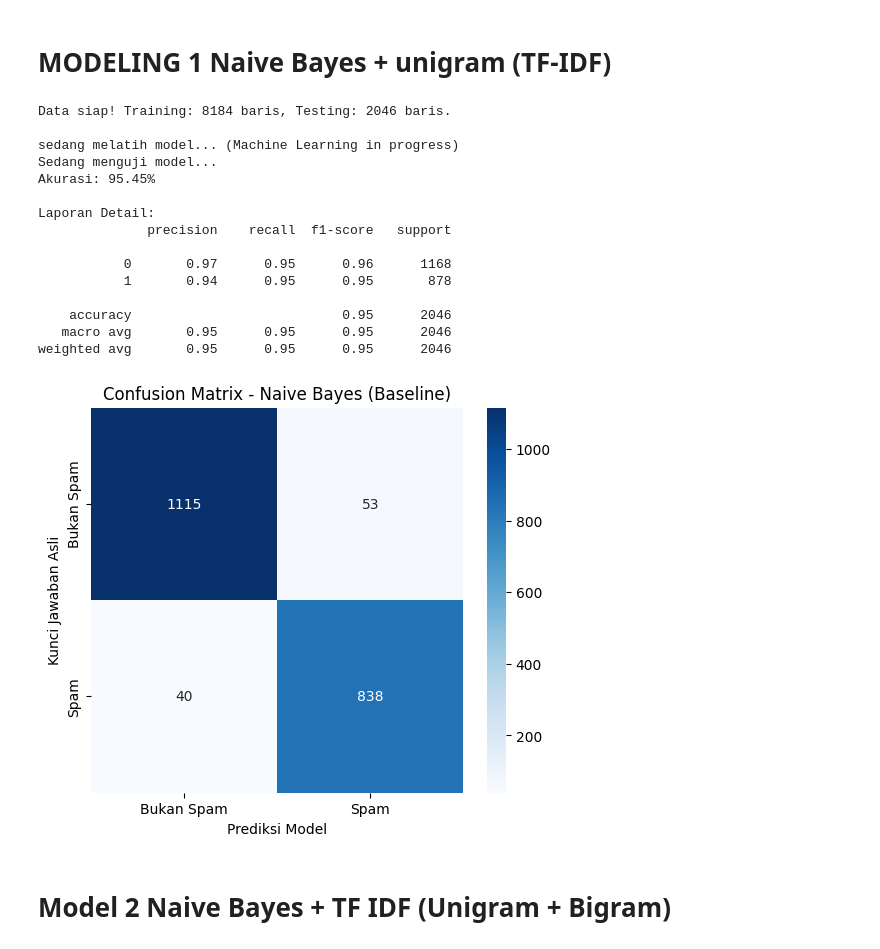
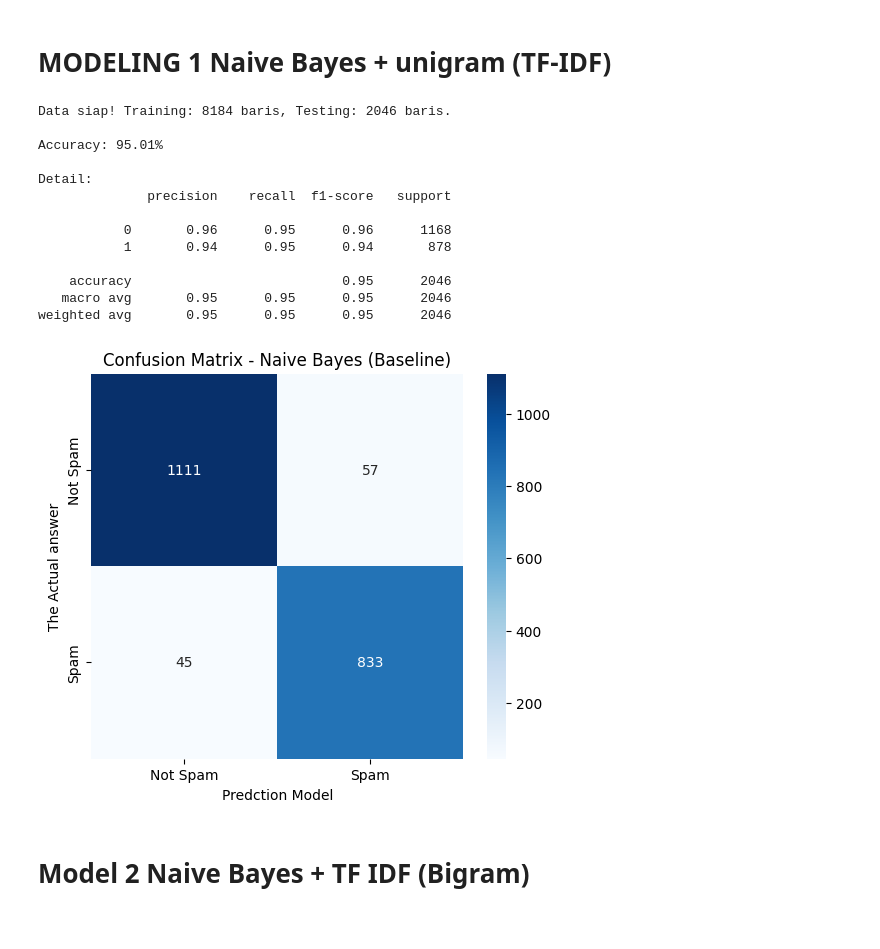
Before and after one commit to ArdhikaRizki/FinalProjectDataScience, a Jupyter notebook: DataScienceBigProject.ipynb, the cells around one changed output. Cells and saved outputs as stored; diff of their text form; code cells hidden in the pictures.

```diff
--- a/DataScienceBigProject.ipynb
+++ b/DataScienceBigProject.ipynb
@@ -167,53 +228,49 @@ Proses EDA selesai.
 # %% [markdown]
 # MODELING 1 Naive Bayes + unigram (TF-IDF)
 # %%
-x = df['komentar']
+x = df['komentar_smart_clean']
 y = df['label']
 
 X_train, X_test, y_train, y_test = train_test_split(x, y, test_size=0.2, random_state=42)
 print(f"Data siap! Training: {len(X_train)} baris, Testing: {len(X_test)} baris.\n")
 
 model_nb = Pipeline([
     ('tfidf', TfidfVectorizer()),  # Defaultnya udah Unigram (ngram_range=(1,1))
     ('algo', MultinomialNB())      # Algoritma Naive Bayes
 ])
 
-print("sedang melatih model... (Machine Learning in progress)")
 model_nb.fit(X_train, y_train)
 
-print("Sedang menguji model...")
 y_pred = model_nb.predict(X_test)
 
-print(f"Akurasi: {accuracy_score(y_test, y_pred) * 100:.2f}%")
-print("\nLaporan Detail:")
+print(f"Accuracy: {accuracy_score(y_test, y_pred) * 100:.2f}%")
+print("\nDetail:")
 print(classification_report(y_test, y_pred))
 
 plt.figure(figsize=(6, 5))
 cm = confusion_matrix(y_test, y_pred)
-sns.heatmap(cm, annot=True, fmt='d', cmap='Blues', xticklabels=['Bukan Spam', 'Spam'], yticklabels=['Bukan Spam', 'Spam'])
-plt.xlabel('Prediksi Model')
-plt.ylabel('Kunci Jawaban Asli')
+sns.heatmap(cm, annot=True, fmt='d', cmap='Blues', xticklabels=['Not Spam', 'Spam'], yticklabels=['Not Spam', 'Spam'])
+plt.xlabel('Predction Model')
+plt.ylabel('The Actual answer')
 plt.title('Confusion Matrix - Naive Bayes (Baseline)')
 plt.show()
 # %% [output]
 Data siap! Training: 8184 baris, Testing: 2046 baris.
 
-sedang melatih model... (Machine Learning in progress)
-Sedang menguji model...
-Akurasi: 95.45%
+Accuracy: 95.01%
 
-Laporan Detail:
+Detail:
               precision    recall  f1-score   support
 
-           0       0.97      0.95      0.96      1168
-           1       0.94      0.95      0.95       878
+           0       0.96      0.95      0.96      1168
+           1       0.94      0.95      0.94       878
 
     accuracy                           0.95      2046
    macro avg       0.95      0.95      0.95      2046
 weighted avg       0.95      0.95      0.95      2046
-[figure, old version]
+[figure, new version]
 # %% [markdown]
-# Model 2 Naive Bayes + TF IDF (Unigram + Bigram)
+# Model 2 Naive Bayes + TF IDF  (Bigram)
 # %%
 model_nb_bigram = Pipeline([
     ('tfidf', TfidfVectorizer(ngram_range=(2,2))),
```
Also changed, not shown: parts of 6 cells of this notebook.
